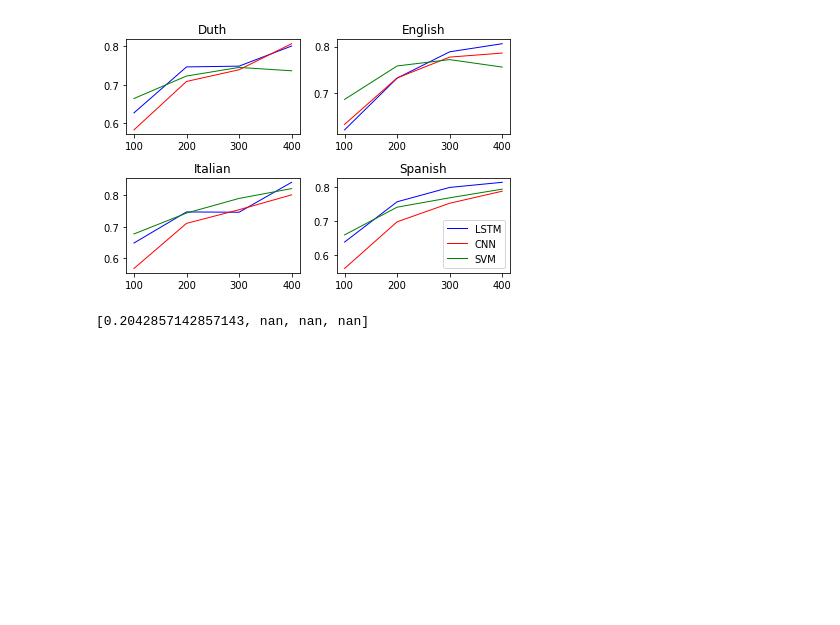
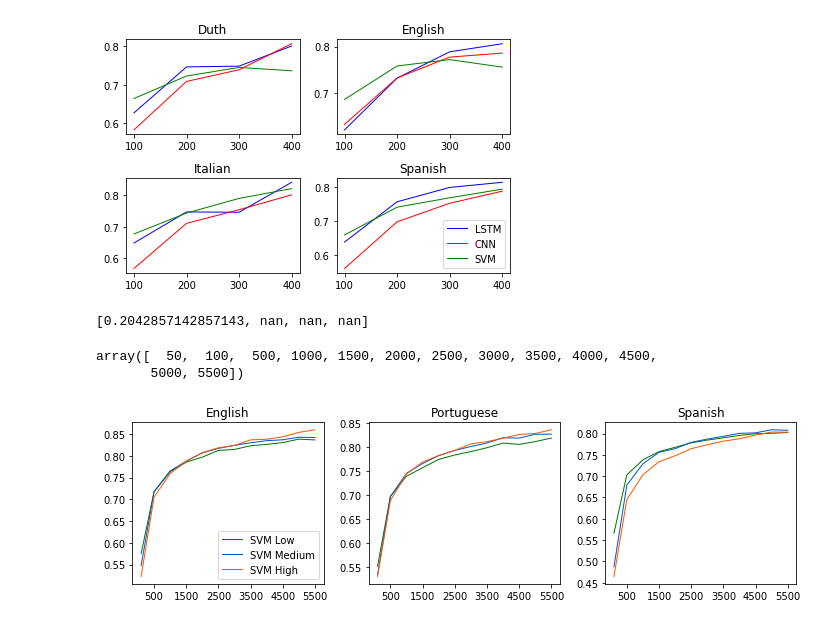
Before and after one commit to eduardogc8/simple-qc, a Jupyter notebook: plots.ipynb, the cells around one changed output. Saved outputs shown, nothing was run; the diff lists cells and outputs as text; code cells hidden in the pictures; blank space fills up the shorter version.

Commit message:
SVM Results plots

```diff
--- a/plots.ipynb
+++ b/plots.ipynb
@@ -643,3 +693,82 @@ plt.savefig('plt_disequa.eps', dpi=100, format='eps')
 lstm_spa
 # %% [output]
 [0.2042857142857143, nan, nan, nan]
+# %%
+df_pt_h.train_size.unique()
+# %% [output]
+array([  50,  100,  500, 1000, 1500, 2000, 2500, 3000, 3500, 4000, 4500,
+       5000, 5500])
+# %%
+from matplotlib.font_manager import FontProperties
+
+fontP = FontProperties()
+fontP.set_size('small')
+
+
+df_en_l = results = pd.read_csv('results/UIUC_cv_svm_tfidf_en.csv')
+df_en_m = results = pd.read_csv('results/UIUC_cv_svm_cortes_en.csv')
+df_en_h = results = pd.read_csv('results/UIUC_cv_svm_high_en.csv')
+
+df_es_l = results = pd.read_csv('results/UIUC_cv_svm_tfidf_es.csv')
+df_es_m = results = pd.read_csv('results/UIUC_cv_svm_cortes_es.csv')
+df_es_h = results = pd.read_csv('results/UIUC_cv_svm_high_es.csv')
+
+df_pt_l = results = pd.read_csv('results/UIUC_cv_svm_tfidf_pt.csv')
+df_pt_m = results = pd.read_csv('results/UIUC_cv_svm_cortes_pt.csv')
+df_pt_h = results = pd.read_csv('results/UIUC_cv_svm_high_pt.csv')
+
+sizes = [100, 500, 1000, 1500, 2000, 2500, 3000, 3500, 4000, 4500, 5000, 5500]
+#sizes = df_pt_h.train_size.unique()
+
+r_en_l = []
+r_en_m = []
+r_en_h = []
+
+r_es_l = []
+r_es_m = []
+r_es_h = []
+
+r_pt_l = []
+r_pt_m = []
+r_pt_h = []
+for train_size in sizes:
+    r_en_l.append(df_en_l[df_en_l.train_size == train_size].accuracy.mean())
+    r_en_m.append(df_en_m[df_en_m.train_size == train_size].accuracy.mean())
+    r_en_h.append(df_en_h[df_en_h.train_size == train_size].accuracy.mean())
+
+    r_es_l.append(df_es_l[df_es_l.train_size == train_size].accuracy.mean())
+    r_es_m.append(df_es_m[df_es_m.train_size == train_size].accuracy.mean())
+    r_es_h.append(df_es_h[df_es_h.train_size == train_size].accuracy.mean())
+
+    r_pt_l.append(df_pt_l[df_pt_l.train_size == train_size].accuracy.mean())
+    r_pt_m.append(df_pt_m[df_pt_m.train_size == train_size].accuracy.mean())
+    r_pt_h.append(df_pt_h[df_pt_h.train_size == train_size].accuracy.mean())
+
+fig, axes = plt.subplots(1, 3, constrained_layout=False, figsize=(10,3))
+#fig.figsize = (100, 1000)
+plt.subplot(1, 3, 1)
+plt.plot(sizes, r_en_l, linewidth=1., color='#007700')
+plt.plot(sizes, r_en_m, linewidth=1., color='#0055CC')
+plt.plot(sizes, r_en_h, linewidth=1., color='#FF5500')
+plt.xticks([500, 1500, 2500, 3500, 4500, 5500])
+plt.title('English')
+plt.legend(['SVM Low', 'SVM Medium', 'SVM High'], loc='lower right')
+
+plt.subplot(1, 3, 2)
+plt.plot(sizes, r_pt_l, linewidth=1., color='#007700')
+plt.plot(sizes, r_pt_m, linewidth=1., color='#0055CC')
+plt.plot(sizes, r_pt_h, linewidth=1., color='#FF5500')
+plt.xticks([500, 1500, 2500, 3500, 4500, 5500])
+plt.title('Portuguese')
+
+plt.subplot(1, 3, 3)
+plt.plot(sizes, r_es_l, linewidth=1., color='#007700')
+plt.plot(sizes, r_es_m, linewidth=1., color='#0055CC')
+plt.plot(sizes, r_es_h, linewidth=1., color='#FF5500')
+plt.xticks([500, 1500, 2500, 3500, 4500, 5500])
+plt.title('Spanish')
+
+plt.tight_layout()
+plt.savefig('plt_uiuc_svm.eps', dpi=100, format='eps')
+# %% [output]
+[figure, added]
```
Also changed, not shown: parts of 7 cells of this notebook, 13 other files.
